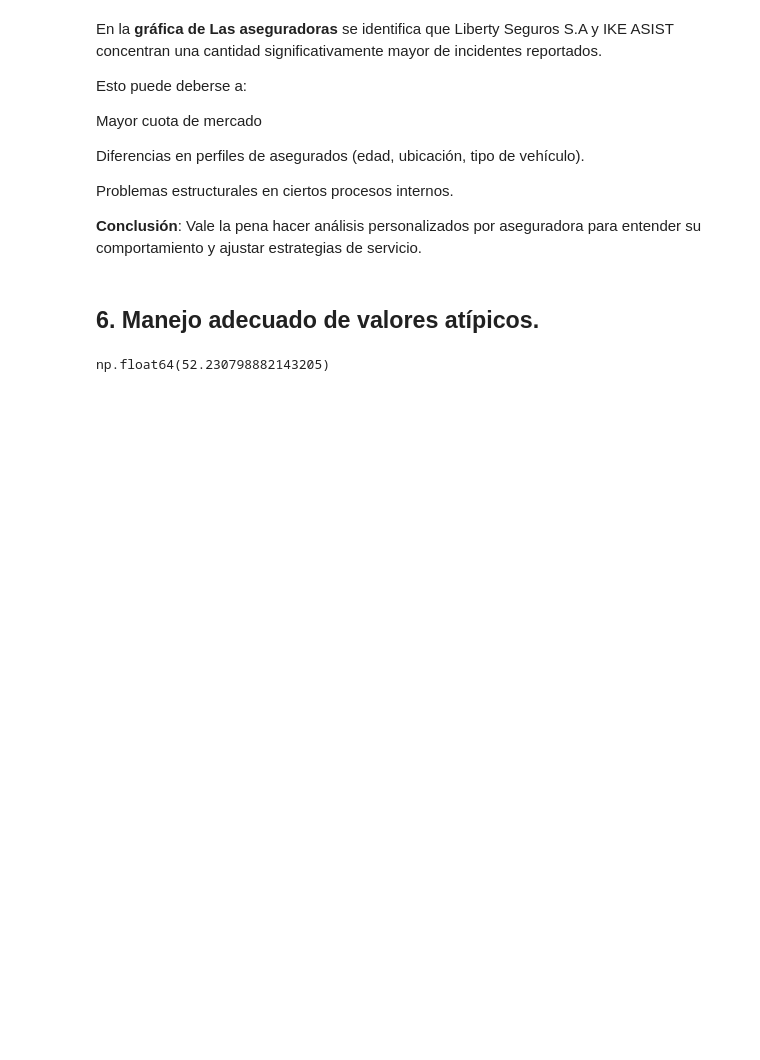
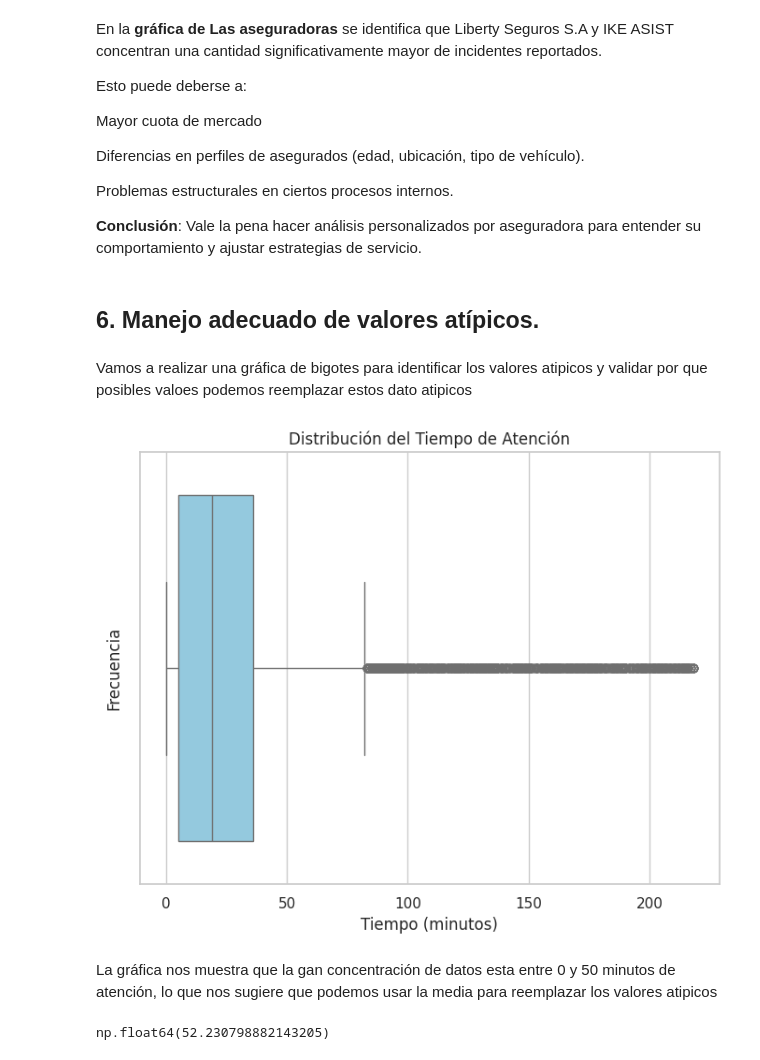
Before and after one commit to ferdilo04/Datos_Analitica, a Jupyter notebook: Monografia_2025/ME02_G7_Modelo.ipynb, the cells around one changed output. Cells and saved outputs as stored; diff of their text form; code cells hidden in the pictures; blank space fills up the shorter version.

```diff
--- a/Monografia_2025/ME02_G7_Modelo.ipynb
+++ b/Monografia_2025/ME02_G7_Modelo.ipynb
@@ -1028,6 +1074,29 @@ Problemas estructurales en ciertos procesos internos.
 **Conclusión**: Vale la pena hacer análisis personalizados por aseguradora para entender su comportamiento y ajustar estrategias de servicio.
 # %% [markdown]
 ## **6. Manejo adecuado de valores atípicos.**
+# %% [markdown]
+Vamos a realizar una gráfica de bigotes para identificar los valores atipicos y validar por que posibles valoes podemos reemplazar estos dato atipicos
+# %%
+# Configurar el estilo visual
+sns.set(style="whitegrid")
+
+# Crear el boxplot
+plt.figure(figsize=(8, 6))  # Tamaño del gráfico
+ax = sns.boxplot(x=df['TiempoAtencion'], color='skyblue')
+
+# Personalizar ejes y título
+ax.set(
+    title='Distribución del Tiempo de Atención',
+    xlabel='Tiempo (minutos)',
+    ylabel='Frecuencia'
+)
+
+# Mostrar el gráfico
+plt.show()
+# %% [output]
+[figure, added]
+# %% [markdown]
+La gráfica nos muestra que la gan concentración de datos esta entre 0 y 50 minutos de atención, lo que nos sugiere que podemos usar la media para reemplazar los valores atipicos
 # %%
 #obtener el promedio de atención sin tener encuenta los outliers para mejor asignación
 promedioatencion = df[~df.index.isin(outliers.index)]['TiempoAtencion'].mean()
```
Also changed, not shown: parts of 13 cells of this notebook, 2 other files.
